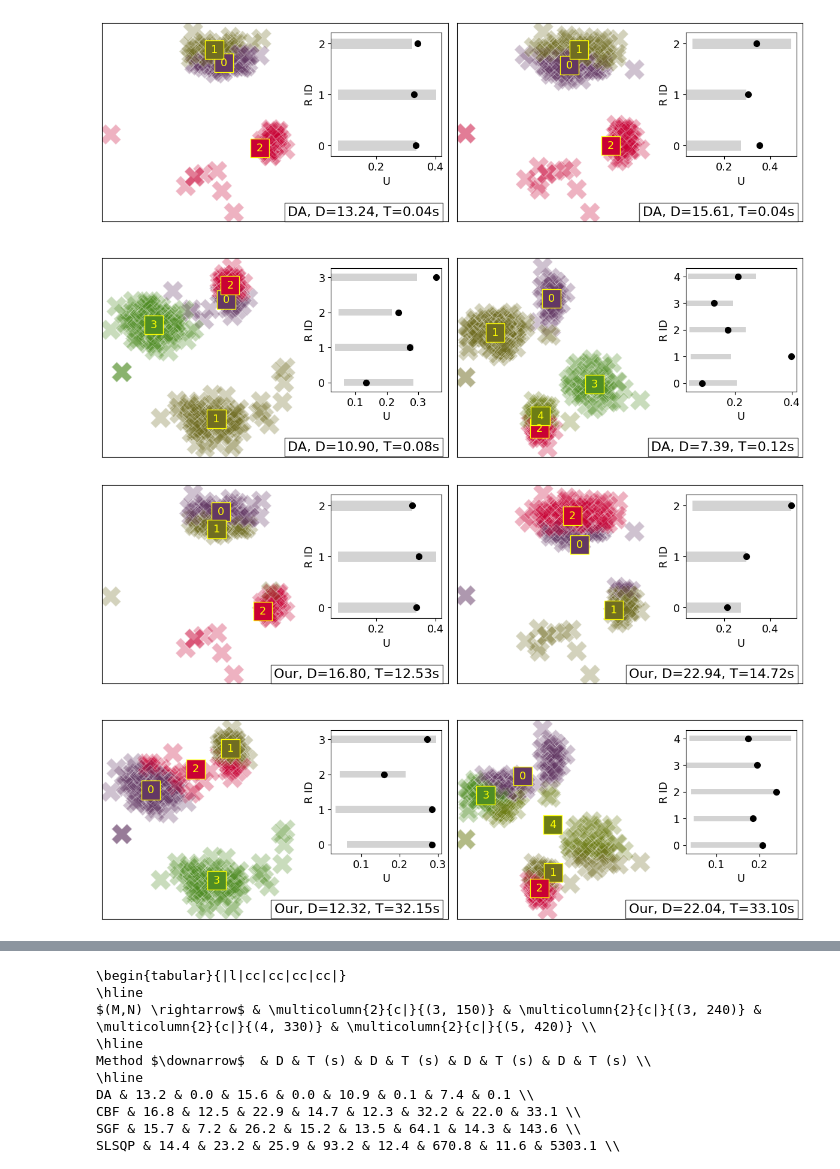
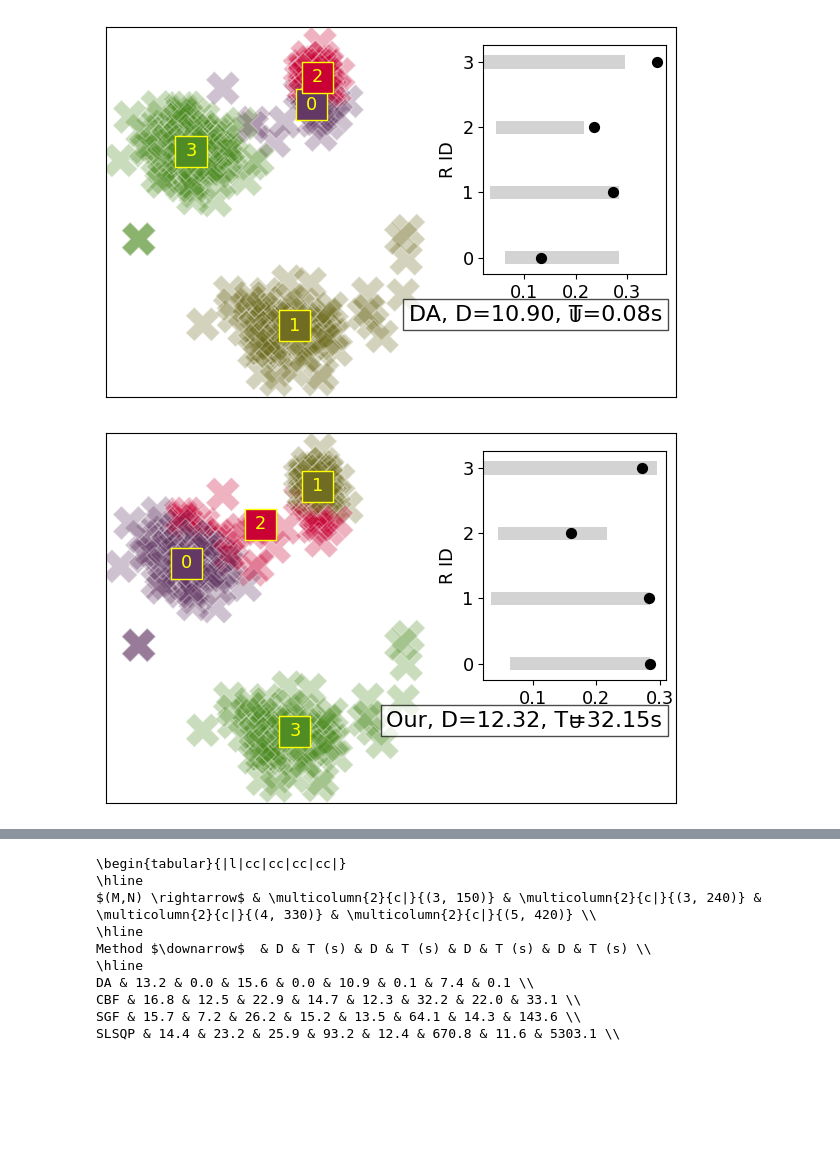
Before and after one commit to dt-1729/CBF_MEP_consRA, a Jupyter notebook: plot_anneal_compare.ipynb, the cells around one changed output, grey strips where cells are left out. Drawn from its saved outputs; the diff is of its cells as text; code cells hidden in the pictures; blank space fills up the shorter version.

```diff
--- a/plot_anneal_compare.ipynb
+++ b/plot_anneal_compare.ipynb
@@ -11,24 +11,24 @@ with open(file, 'rb') as f:
 # %%
 sol_id = 2
 
 dir = 'compare_annealing_data/'
 for approach, sol_instances in data.items():
-    M_name = sol_instances[i]['M_name']
-    N = sol_instances[i]['n_resources']
-    M = sol_instances[i]['n_facilities']
-    image_filename = f'{M_name}_N{N}_M{M}'
+    M_name = sol_instances[sol_id]['M_name']
+    N = sol_instances[sol_id]['n_resources']
+    M = sol_instances[sol_id]['n_facilities']
+    image_filename = f'{M_name}_N{N}_M{M}_instant{sol_id}'
     saveFig_opts = {
         'savefig':True,
         'instant_id':sol_id,
         'filename':dir + image_filename + '.png'
     }
     class_flp.plot_flp_sol_instances(
-        sol_instances,
+        sol_instances[sol_id:sol_id+1],
         fontSize = 16,
         figSize = (6,4),
         savefig_opts = saveFig_opts,
         plotResTraj = False
     )
 # %% [output]
-[figure, old version]
+[figure, new version]
-[figure, old version]
+[figure, new version]
```
Also changed, not shown: parts of 2 cells of this notebook, 13 other files.
